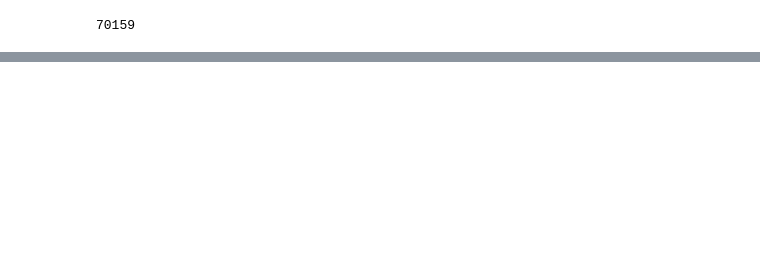
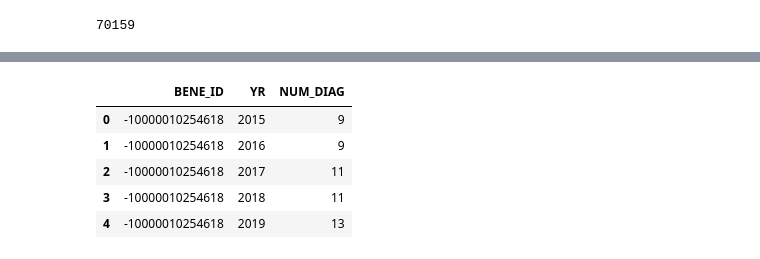
Before and after one commit to benabijah/EHR, a Jupyter notebook: professional_data_preprocessing.ipynb, the cells around one changed output, grey strips where cells are left out. Saved outputs shown, nothing was run; the diff lists cells and outputs as text; code cells hidden in the pictures; blank space fills up the shorter version.

```diff
--- a/professional_data_preprocessing.ipynb
+++ b/professional_data_preprocessing.ipynb
@@ -69,3 +115,15 @@ num_diagnosis = diagnosis.groupby(['BENE_ID', 'YR']).size().reset_index(name='NU
+# %%
+# merge with ICD data file
+diagnosis = pd.merge(diagnosis, LU_ICD, on='ICD_DIAG_CD', how='left')
+num_diagnosis = diagnosis.groupby(['BENE_ID', 'YR']).size().reset_index(name='NUM_DIAG')
+num_diagnosis.head(5)
+# %% [output]
+|  | BENE_ID | YR | NUM_DIAG |
+| 0 | -10000010254618 | 2015 | 9 |
+| 1 | -10000010254618 | 2016 | 9 |
+| 2 | -10000010254618 | 2017 | 11 |
+| 3 | -10000010254618 | 2018 | 11 |
+| 4 | -10000010254618 | 2019 | 13 |
 # %%
 professional_encounters = professional[['BENE_ID', 'CLM_ID', 'CLM_FROM_DT', 'CLM_THRU_DT', 'YR',
                                   'PRNCPAL_DGNS_CD', 'CLM_PMT_AMT']].drop_duplicates()
```
Also changed, not shown: parts of 9 cells of this notebook.
